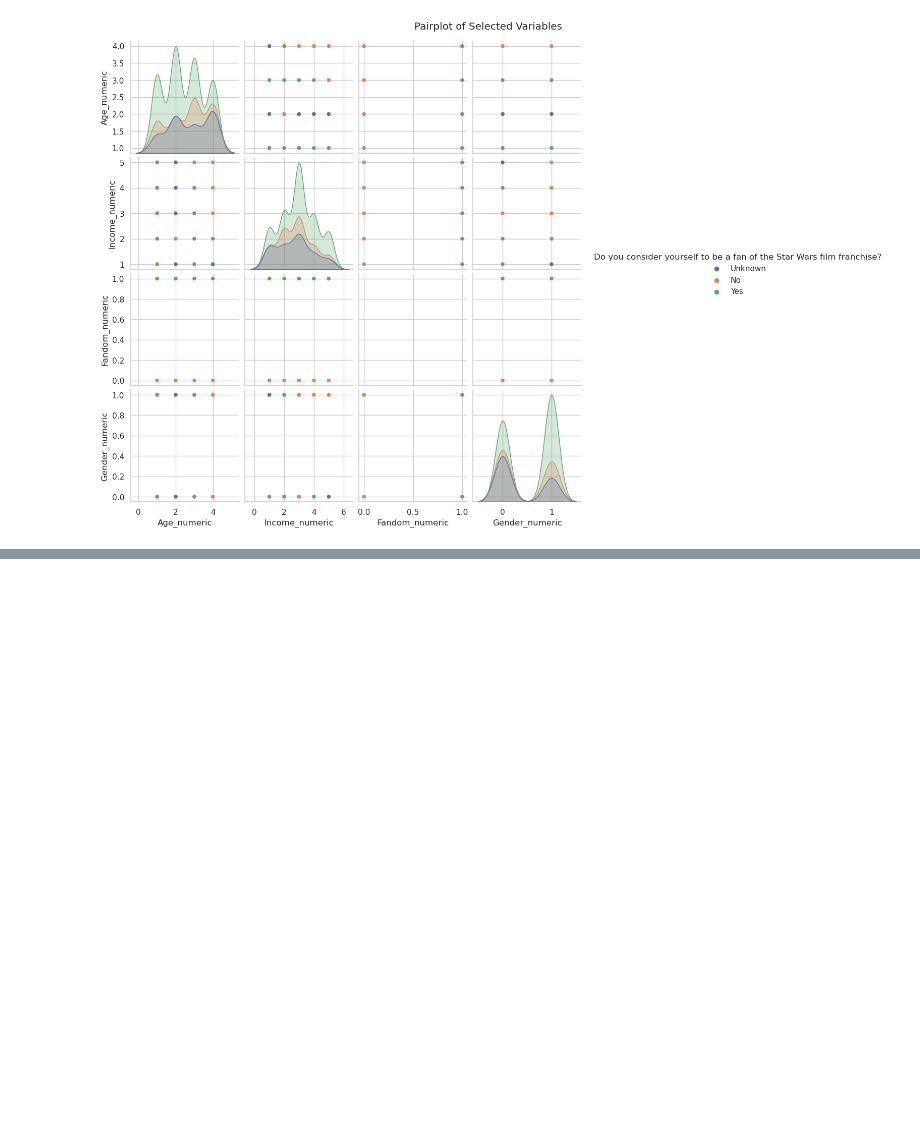
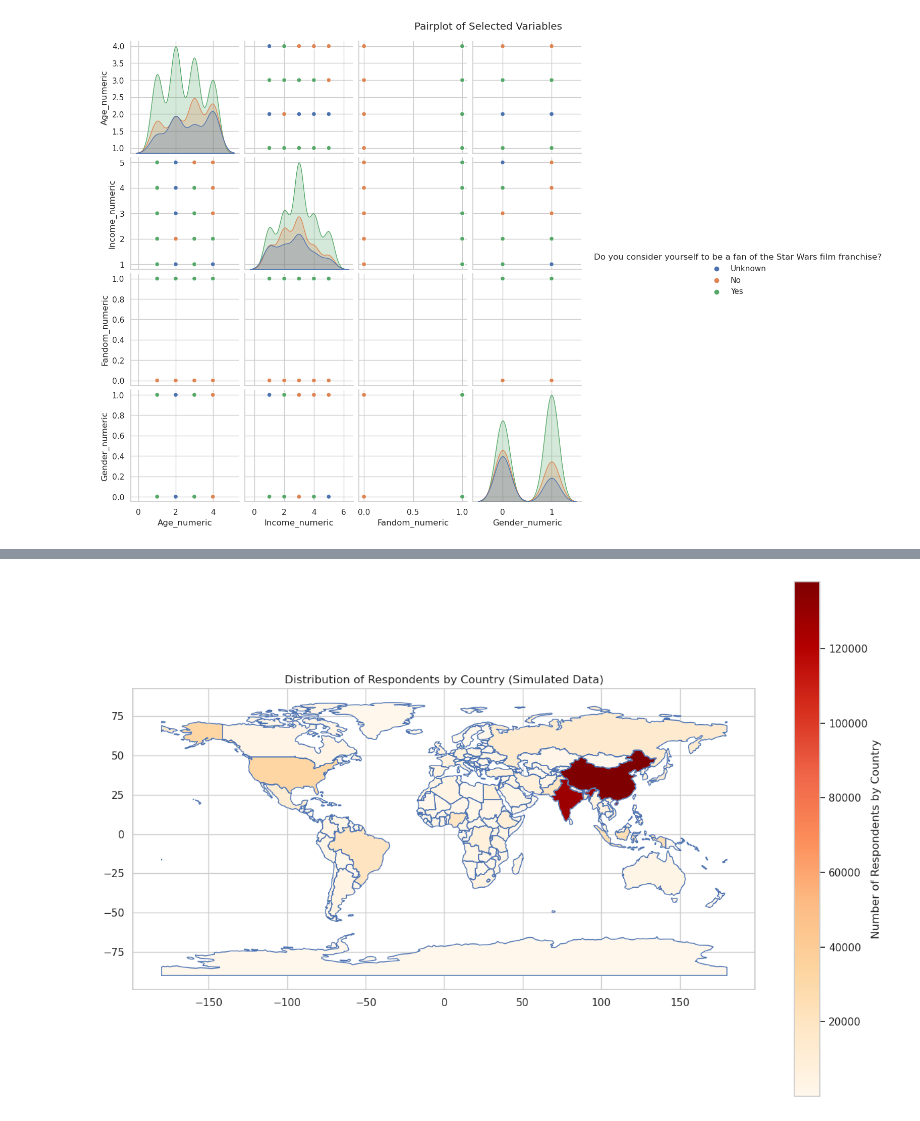
Before and after one commit to ehsanestaji/Exploratory-Data-Analysis-EDA, a Jupyter notebook: EDA-StarWars.ipynb, the cells around one changed output, grey strips where cells are left out. Cells and saved outputs as stored; diff of their text form; code cells hidden in the pictures; blank space fills up the shorter version.

```diff
--- a/EDA-StarWars.ipynb
+++ b/EDA-StarWars.ipynb
@@ -473,0 +617,22 @@ The Exploratory Data Analysis provided valuable insights into the demographics a
+# %%
+import geopandas as gpd
+
+# Load the world shapefile
+world = gpd.read_file(gpd.datasets.get_path('naturalearth_lowres'))
+
+# Preparing the data for merging with shapefile
+# Since our dataset is U.S. specific, we will simulate data for other countries for demonstration purposes.
+# In a real-world scenario, this data would come from your dataset.
+world['Count'] = world['pop_est'] / 10000  # Simulating respondent count based on population
+
+# Plotting
+fig, ax = plt.subplots(1, figsize=(15, 10))
+world.boundary.plot(ax=ax, linewidth=1)
+world.plot(column='Count', ax=ax, legend=True, cmap='OrRd',
+           legend_kwds={'label': "Number of Respondents by Country"},
+           missing_kwds={'color': 'lightgrey'})
+
+plt.title('Distribution of Respondents by Country (Simulated Data)')
+plt.show()
+# %% [output]
+[figure, added]
```
Also changed, not shown: parts of 35 cells of this notebook, 1 other file.
